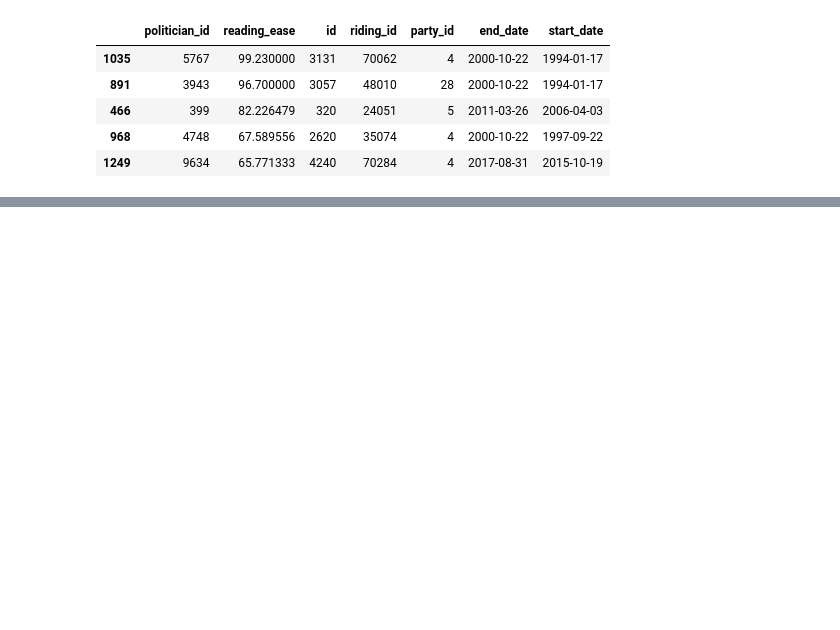
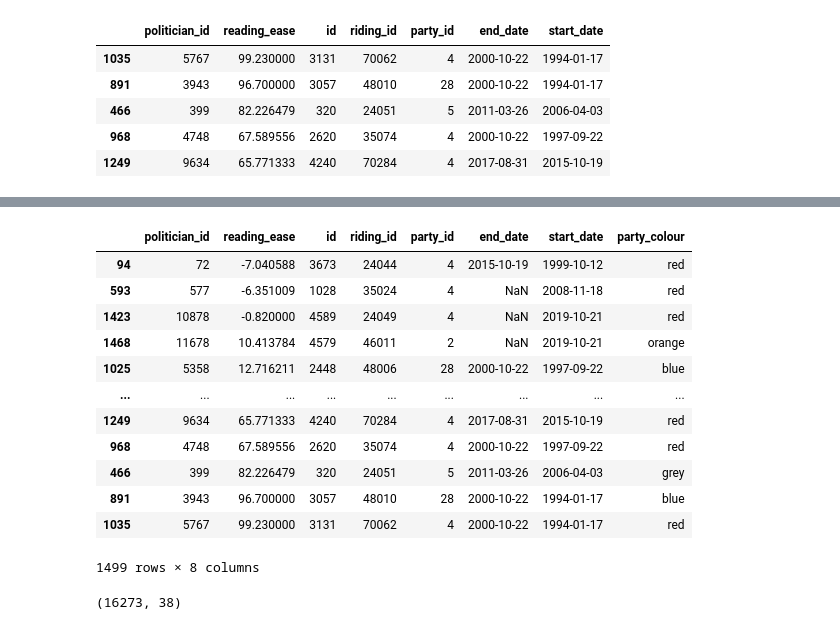
Before and after one commit to illtemperedklavier/openparliament-NLP, a Jupyter notebook: word_stats/textstat graphs.ipynb, the cells around one changed output, grey strips where cells are left out. Cells and saved outputs as stored; diff of their text form; code cells hidden in the pictures; blank space fills up the shorter version.

```diff
--- a/word_stats/textstat graphs.ipynb
+++ b/word_stats/textstat graphs.ipynb
@@ -193,0 +229,16 @@ reading_ease_politician.head()
+# %%
+reading_ease_politician.sort_values(by='reading_ease', ascending=True)
+# %% [output]
+|  | politician_id | reading_ease | id | riding_id | party_id | end_date | start_date | party_colour |
+| 94 | 72 | -7.040588 | 3673 | 24044 | 4 | 2015-10-19 | 1999-10-12 | red |
+| 593 | 577 | -6.351009 | 1028 | 35024 | 4 | NaN | 2008-11-18 | red |
+| 1423 | 10878 | -0.820000 | 4589 | 24049 | 4 | NaN | 2019-10-21 | red |
+| 1468 | 11678 | 10.413784 | 4579 | 46011 | 2 | NaN | 2019-10-21 | orange |
+| 1025 | 5358 | 12.716211 | 2448 | 48006 | 28 | 2000-10-22 | 1997-09-22 | blue |
+| ... | ... | ... | ... | ... | ... | ... | ... | ... |
+| 1249 | 9634 | 65.771333 | 4240 | 70284 | 4 | 2017-08-31 | 2015-10-19 | red |
+| 968 | 4748 | 67.589556 | 2620 | 35074 | 4 | 2000-10-22 | 1997-09-22 | red |
+| 466 | 399 | 82.226479 | 320 | 24051 | 5 | 2011-03-26 | 2006-04-03 | grey |
+| 891 | 3943 | 96.700000 | 3057 | 48010 | 28 | 2000-10-22 | 1994-01-17 | blue |
+| 1035 | 5767 | 99.230000 | 3131 | 70062 | 4 | 2000-10-22 | 1994-01-17 | red |
+1499 rows × 8 columns
@@ -193,0 +247,4 @@ reading_ease_politician.head()
+# %%
+df_environment.shape
+# %% [output]
+(16273, 38)
```
Also changed, not shown: parts of 40 cells of this notebook, 4 other files.
